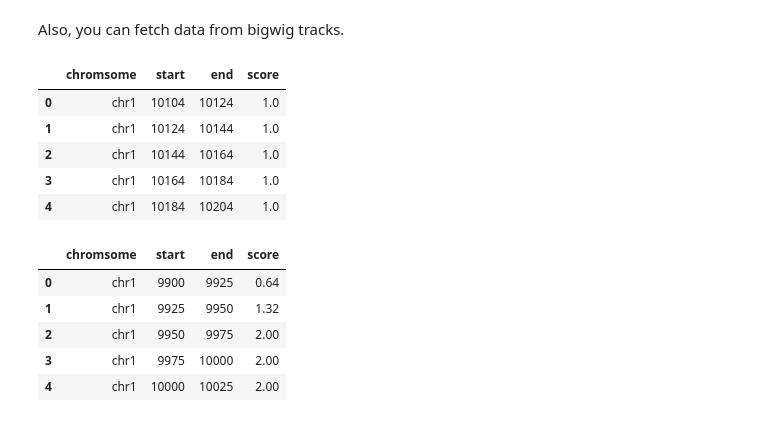
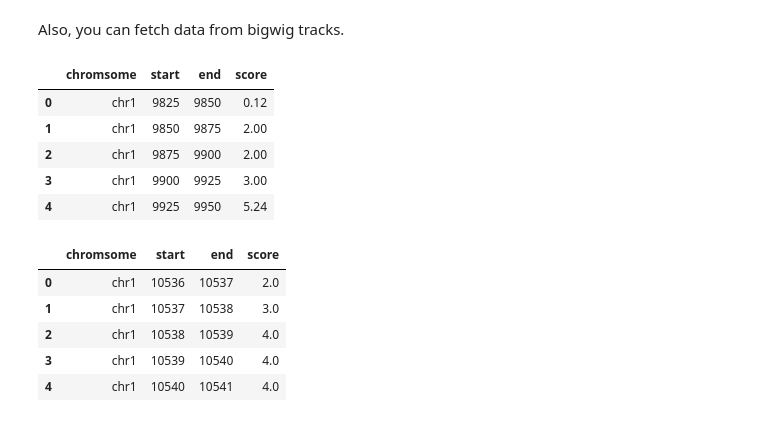
Before and after one commit to GangCaoLab/CoolBox, a Jupyter notebook: demo/coolbox_step_by_step.ipynb, the cells around one changed output. Cells and saved outputs as stored; diff of their text form; code cells hidden in the pictures.

```diff
--- a/demo/coolbox_step_by_step.ipynb
+++ b/demo/coolbox_step_by_step.ipynb
@@ -571,20 +576,20 @@ plt.xlim(0, 0.01)
 # %% [markdown]
 Also, you can fetch data from bigwig tracks.
 # %%
-current_data['BigWig.59'].head()
+current_data['BigWig.38'].head()
 # %% [output]
 |  | chromsome | start | end | score |
-| 0 | chr1 | 10104 | 10124 | 1.0 |
-| 1 | chr1 | 10124 | 10144 | 1.0 |
-| 2 | chr1 | 10144 | 10164 | 1.0 |
-| 3 | chr1 | 10164 | 10184 | 1.0 |
-| 4 | chr1 | 10184 | 10204 | 1.0 |
+| 0 | chr1 | 9825 | 9850 | 0.12 |
+| 1 | chr1 | 9850 | 9875 | 2.00 |
+| 2 | chr1 | 9875 | 9900 | 2.00 |
+| 3 | chr1 | 9900 | 9925 | 3.00 |
+| 4 | chr1 | 9925 | 9950 | 5.24 |
 # %%
-current_data['BigWig.60'].head()
+current_data['BigWig.41'].head()
 # %% [output]
 |  | chromsome | start | end | score |
-| 0 | chr1 | 9900 | 9925 | 0.64 |
-| 1 | chr1 | 9925 | 9950 | 1.32 |
-| 2 | chr1 | 9950 | 9975 | 2.00 |
-| 3 | chr1 | 9975 | 10000 | 2.00 |
-| 4 | chr1 | 10000 | 10025 | 2.00 |
+| 0 | chr1 | 10536 | 10537 | 2.0 |
+| 1 | chr1 | 10537 | 10538 | 3.0 |
+| 2 | chr1 | 10538 | 10539 | 4.0 |
+| 3 | chr1 | 10539 | 10540 | 4.0 |
+| 4 | chr1 | 10540 | 10541 | 4.0 |
```
Also changed, not shown: parts of 6 cells of this notebook.
